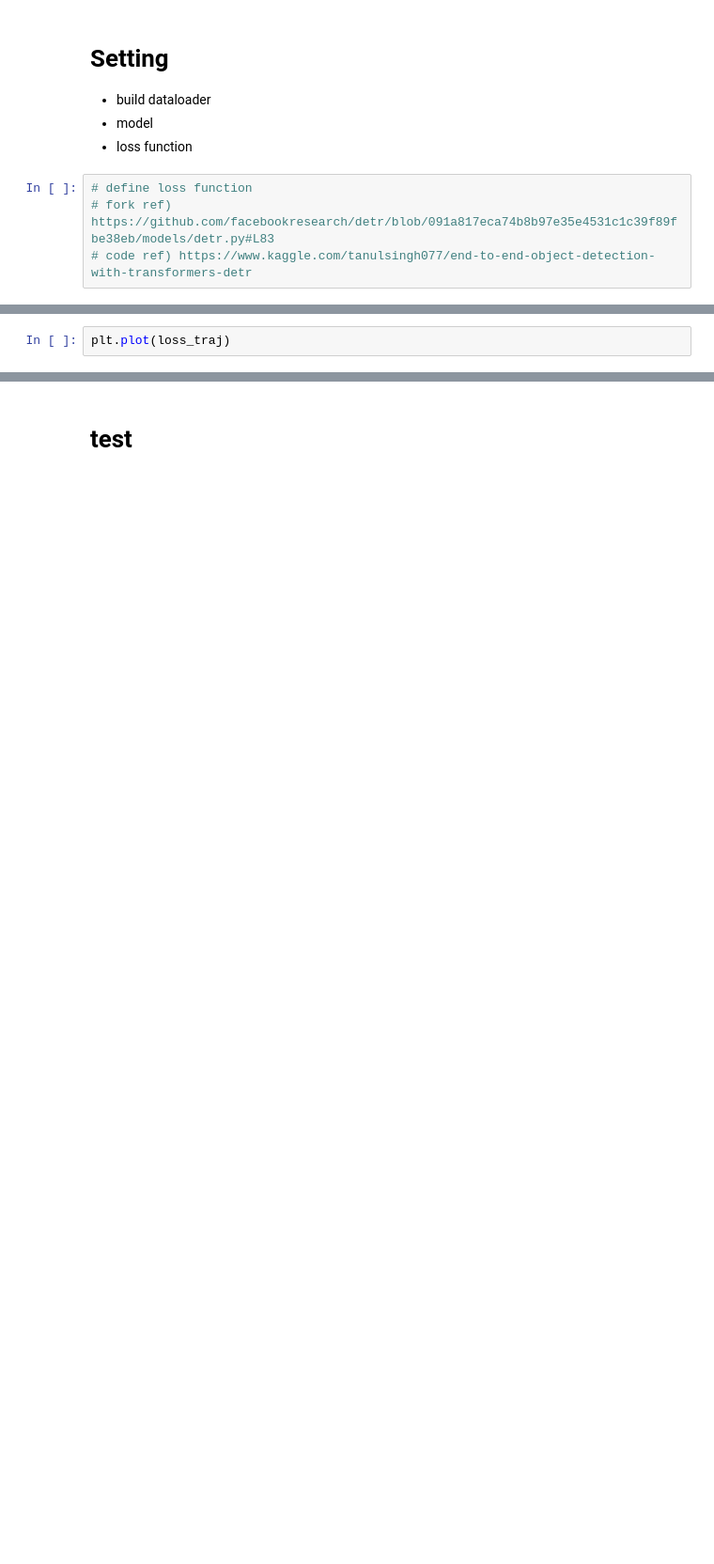
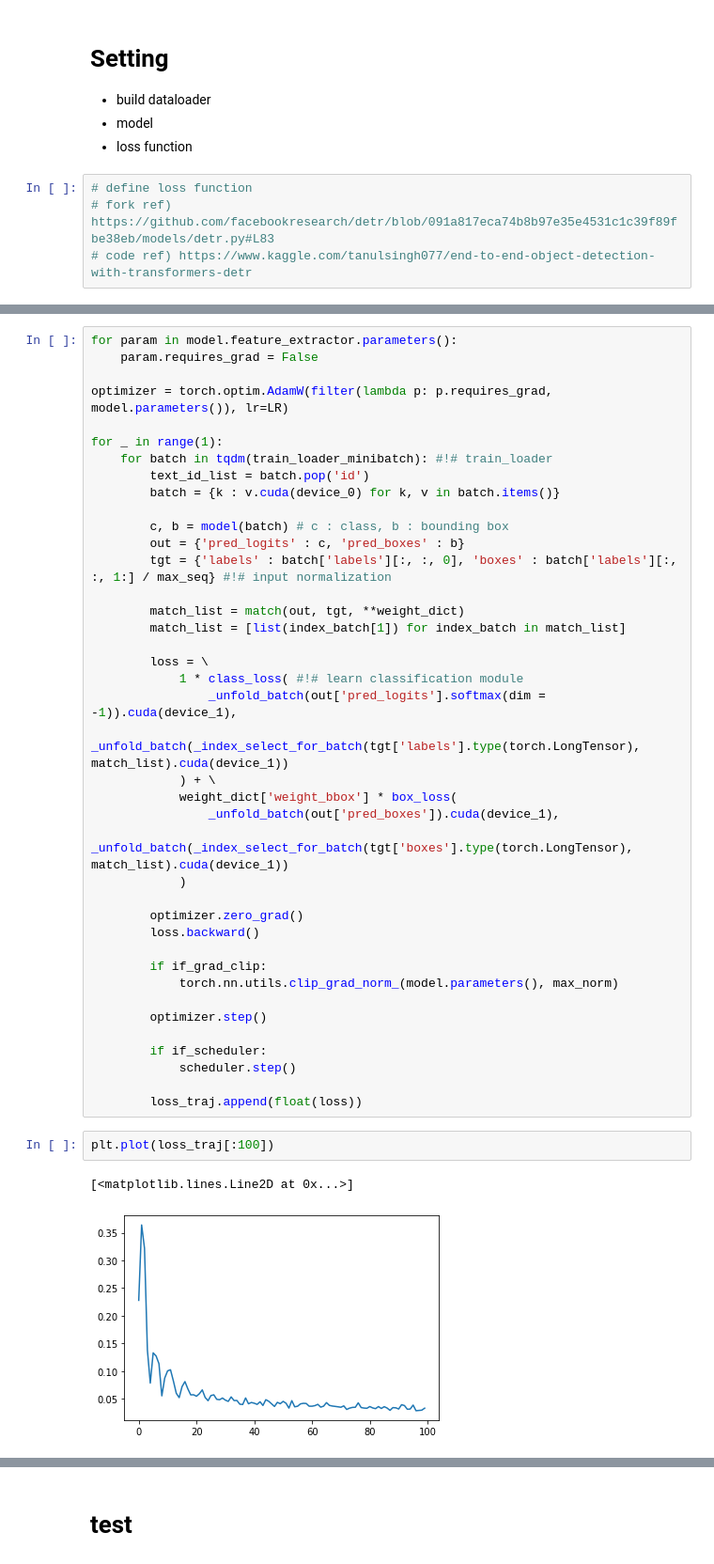
Before and after one commit to enkeejunior1/kaggle_feedbackprize, a Jupyter notebook: baseline_object_detection.ipynb, the cells around one changed output, grey strips where cells are left out. Shown: that part at 94% size. Saved outputs shown, nothing was run; the diff lists cells and outputs as text; blank space fills up the shorter version.

```diff
--- a/baseline_object_detection.ipynb
+++ b/baseline_object_detection.ipynb
@@ -554,2 +569,45 @@ NameError: name 'train_loader_minibatch' is not defined
+# %%
+for param in model.feature_extractor.parameters():
+    param.requires_grad = False
+
+optimizer = torch.optim.AdamW(filter(lambda p: p.requires_grad, model.parameters()), lr=LR)
+
+for _ in range(1):
+    for batch in tqdm(train_loader_minibatch): #!# train_loader
+        text_id_list = batch.pop('id')
+        batch = {k : v.cuda(device_0) for k, v in batch.items()}
+
+        c, b = model(batch) # c : class, b : bounding box
+        out = {'pred_logits' : c, 'pred_boxes' : b}
+        tgt = {'labels' : batch['labels'][:, :, 0], 'boxes' : batch['labels'][:, :, 1:] / max_seq} #!# input normalization
+
+        match_list = match(out, tgt, **weight_dict)
+        match_list = [list(index_batch[1]) for index_batch in match_list]
+
+        loss = \
+            1 * class_loss( #!# learn classification module
+                _unfold_batch(out['pred_logits'].softmax(dim = -1)).cuda(device_1),
+                _unfold_batch(_index_select_for_batch(tgt['labels'].type(torch.LongTensor), match_list).cuda(device_1))
+            ) + \
+            weight_dict['weight_bbox'] * box_loss(
+                _unfold_batch(out['pred_boxes']).cuda(device_1),
+                _unfold_batch(_index_select_for_batch(tgt['boxes'].type(torch.LongTensor), match_list).cuda(device_1))
+            )
+
+        optimizer.zero_grad()
+        loss.backward()
+
+        if if_grad_clip:
+            torch.nn.utils.clip_grad_norm_(model.parameters(), max_norm)
+
+        optimizer.step()
+
+        if if_scheduler:
+            scheduler.step()
+
+        loss_traj.append(float(loss))
 # %%
-plt.plot(loss_traj)
+plt.plot(loss_traj[:100])
+# %% [output]
+[<matplotlib.lines.Line2D at 0x...>]
+[figure, added]
```
Also changed, not shown: parts of 41 cells of this notebook.
